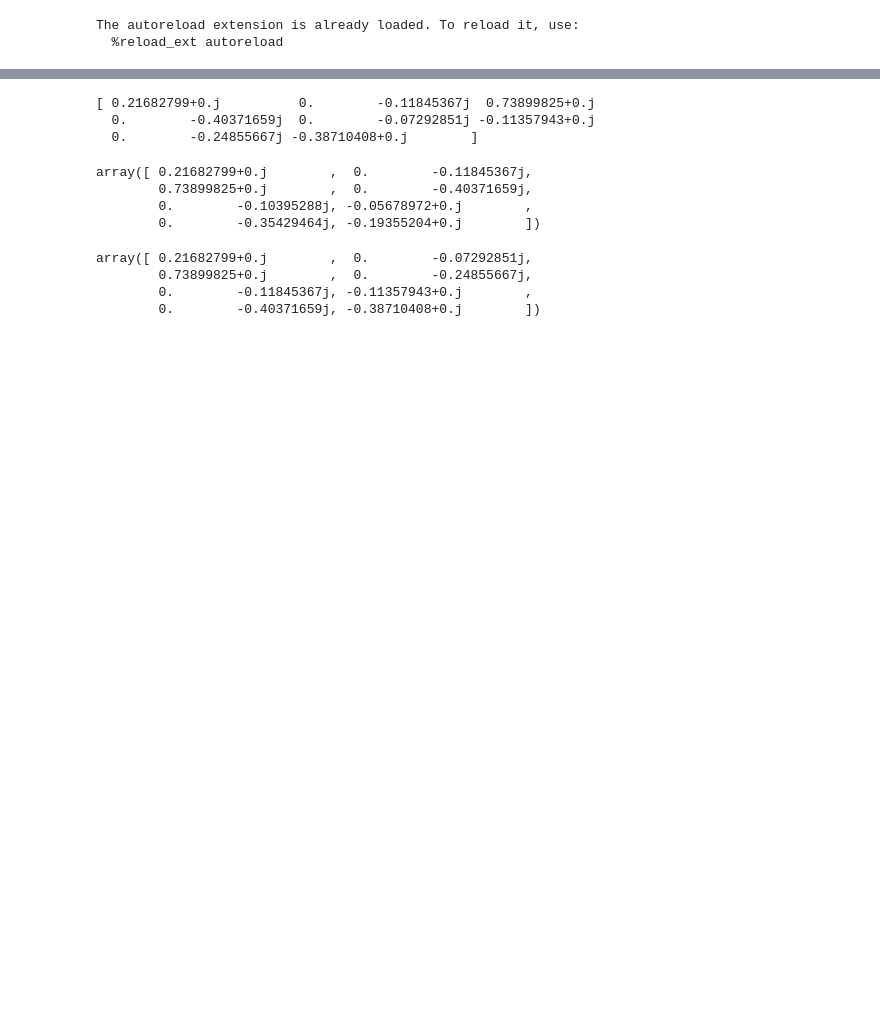
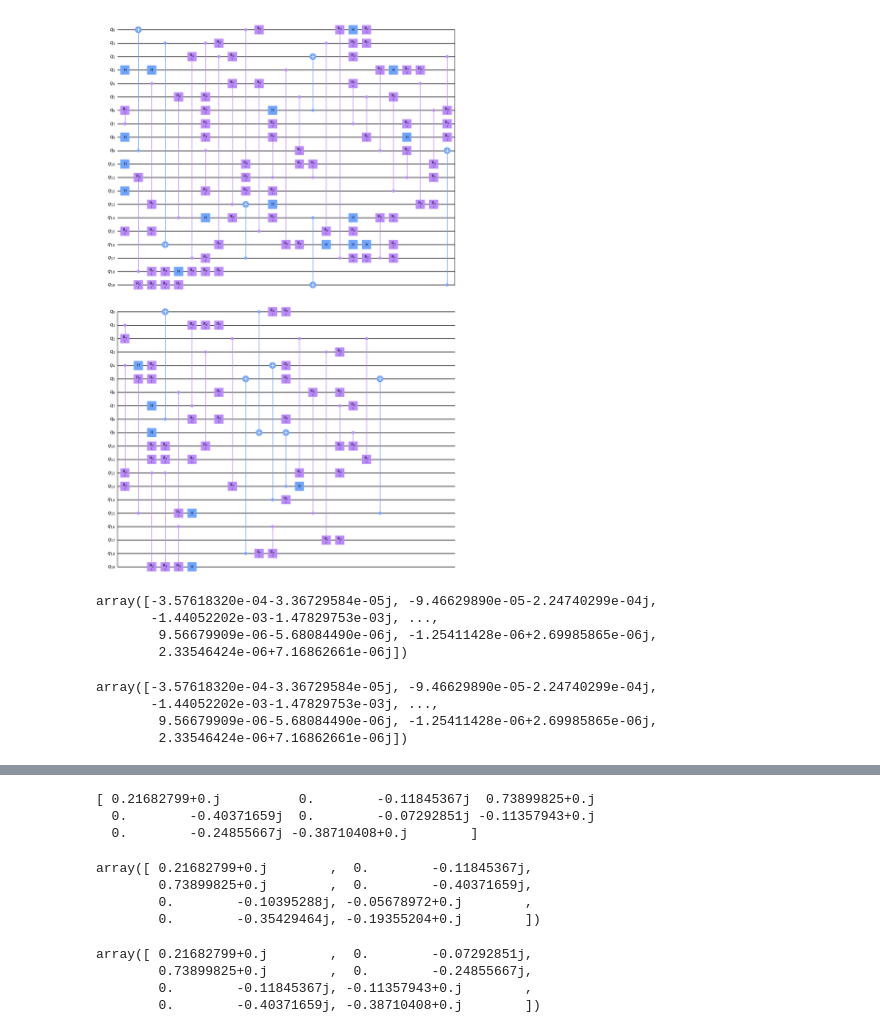
Before and after one commit to Zeusss9/fast-psr, a Jupyter notebook: entry.ipynb, the cells around one changed output, grey strips where cells are left out. Drawn from its saved outputs; the diff is of its cells as text; code cells hidden in the pictures; blank space fills up the shorter version.

```diff
--- a/entry.ipynb
+++ b/entry.ipynb
@@ -128,17 +7,15 @@ print(matrix.shape)
 # %%
 import qiskit.quantum_info as qi
-import constant
+import qimax.constant
 from qoop.core.random_circuit import generate_with_pool
 from qoop.core.gradient import grad_loss
-import splitter
 %load_ext autoreload
 %autoreload 2
-num_qubits = 5
-qc = generate_with_pool(num_qubits, 500)
+num_qubits = 20
+qc = generate_with_pool(num_qubits, 10)
 qc = qc.assign_parameters([1] * qc.num_parameters)
-state = qi.Statevector.from_instruction(qc)
+qc.draw('mpl')
 # grad_loss1 = grad_loss(qc, [1] * qc.num_parameters)
 # print(grad_loss1)
 # %% [output]
-The autoreload extension is already loaded. To reload it, use:
-  %reload_ext autoreload
+[figure, added]
@@ -187,0 +22,14 @@ test_state = result @ constant.state0(num_qubits)
+# %%
+qi.Statevector.from_instruction(qc).data
+# %% [output]
+array([-3.57618320e-04-3.36729584e-05j, -9.46629890e-05-2.24740299e-04j,
+       -1.44052202e-03-1.47829753e-03j, ...,
+        9.56679909e-06-5.68084490e-06j, -1.25411428e-06+2.69985865e-06j,
+        2.33546424e-06+7.16862661e-06j])
+# %%
+qi.Statevector.from_instruction(qc_basis).data
+# %% [output]
+array([-3.57618320e-04-3.36729584e-05j, -9.46629890e-05-2.24740299e-04j,
+       -1.44052202e-03-1.47829753e-03j, ...,
+        9.56679909e-06-5.68084490e-06j, -1.25411428e-06+2.69985865e-06j,
+        2.33546424e-06+7.16862661e-06j])
```
Also changed, not shown: parts of 13 cells of this notebook, 18 other files.
